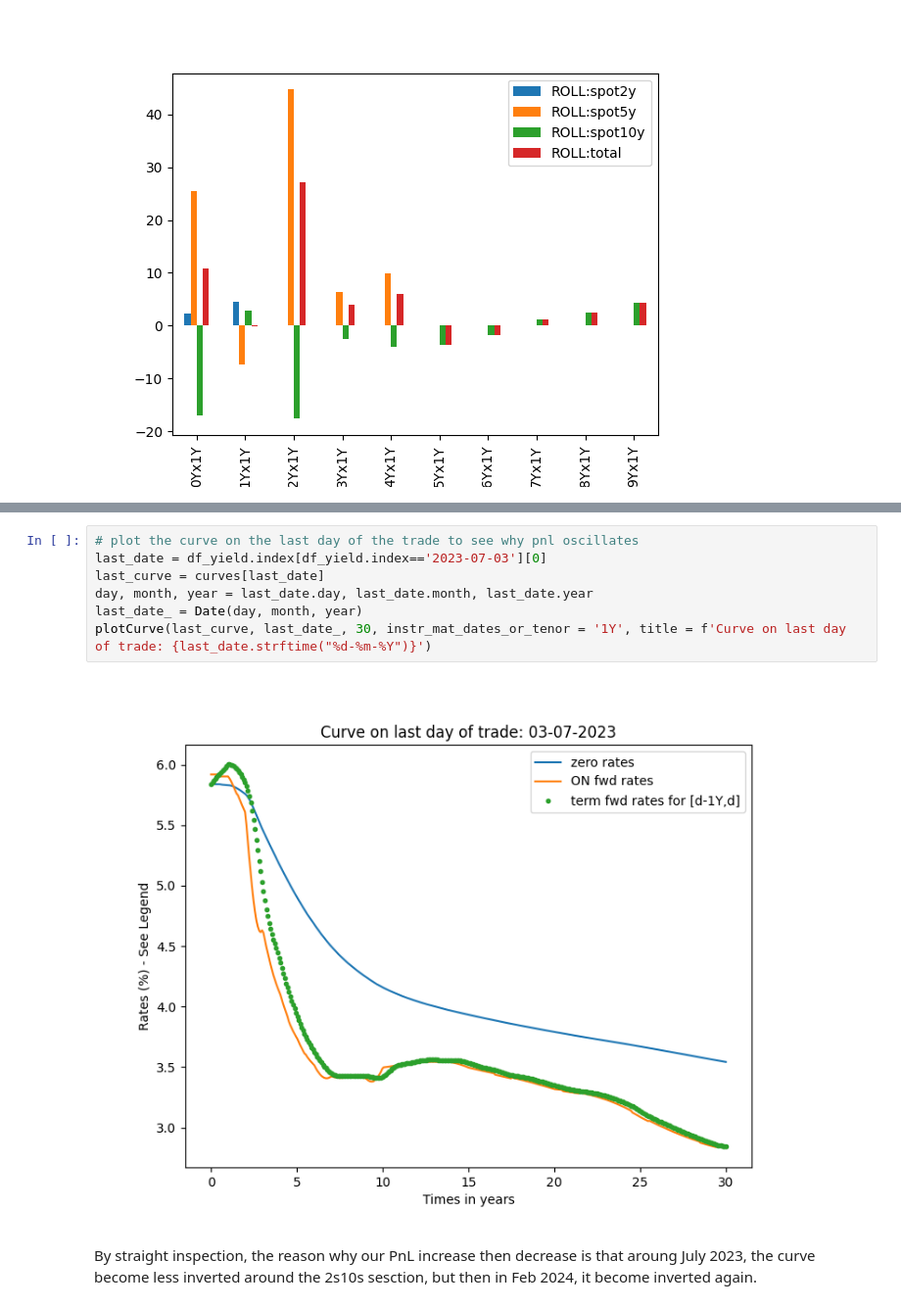
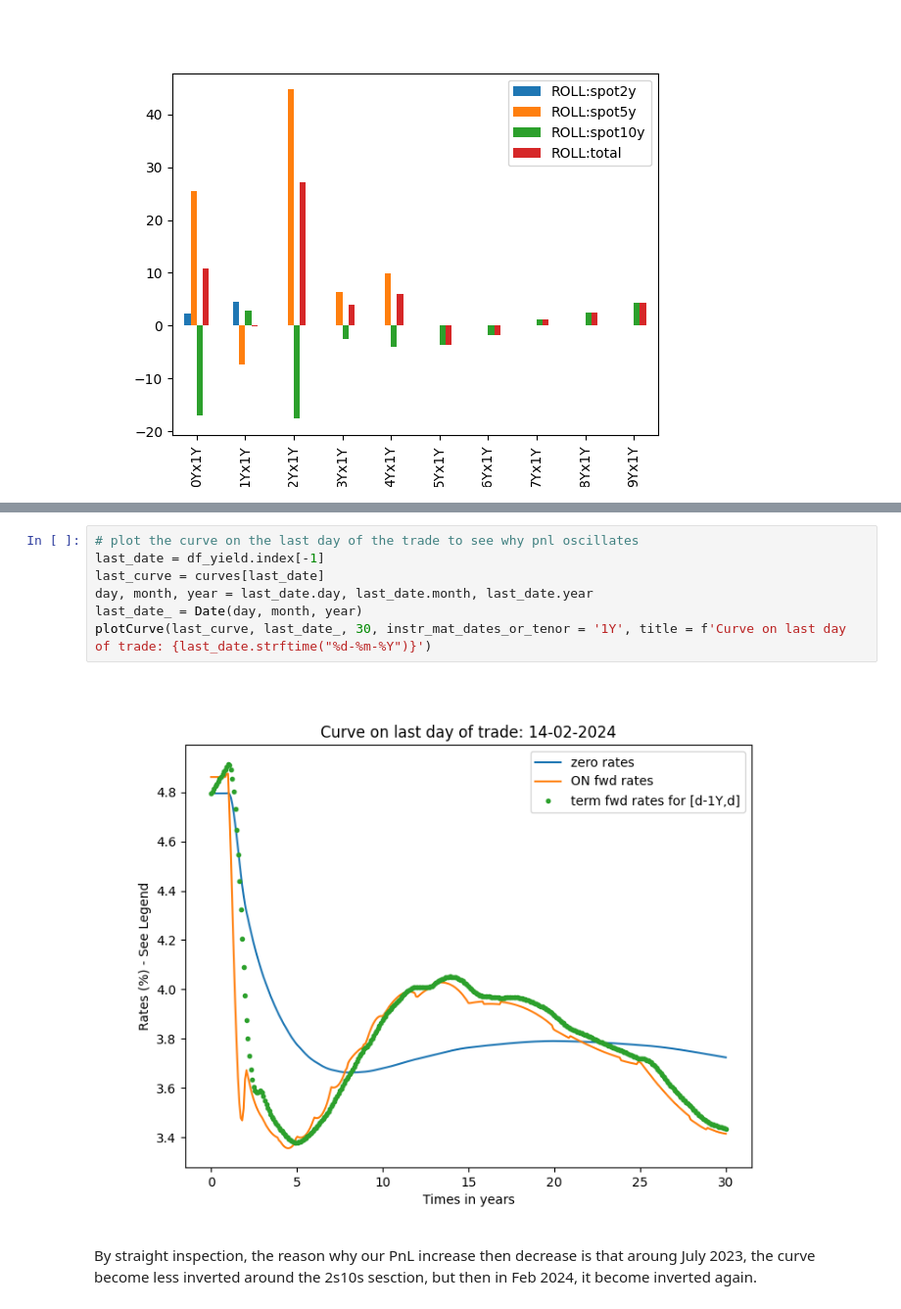
Before and after one commit to QizheCui/PCA_Butterfly_Trading_Strategy, a Jupyter notebook: LiborVersion/PCA_Trade_Libor.ipynb, the cells around one changed output, grey strips where cells are left out. Shown at 98% size. Saved outputs shown, nothing was run; the diff lists cells and outputs as text.

```diff
--- a/LiborVersion/PCA_Trade_Libor.ipynb
+++ b/LiborVersion/PCA_Trade_Libor.ipynb
@@ -448,12 +446,12 @@ correlation between pnl and 2s5s10s spread: -0.02999730483232364
 # %%
 # plot the curve on the last day of the trade to see why pnl oscillates
-last_date = df_yield.index[df_yield.index=='2023-07-03'][0]
+last_date = df_yield.index[-1]
 last_curve = curves[last_date]
 day, month, year = last_date.day, last_date.month, last_date.year
 last_date_ = Date(day, month, year)
 plotCurve(last_curve, last_date_, 30, instr_mat_dates_or_tenor = '1Y', title = f'Curve on last day of trade: {last_date.strftime("%d-%m-%Y")}')
 # %% [output]
-[figure, old version]
+[figure, new version]
 # %% [markdown]
 By straight inspection, the reason why our PnL increase then decrease is that aroung July 2023, the curve become less inverted around the 2s10s sesction, but then in Feb 2024, it become inverted again.
 # %% [markdown]
```
Also changed, not shown: parts of 10 cells of this notebook, 6 other files.
